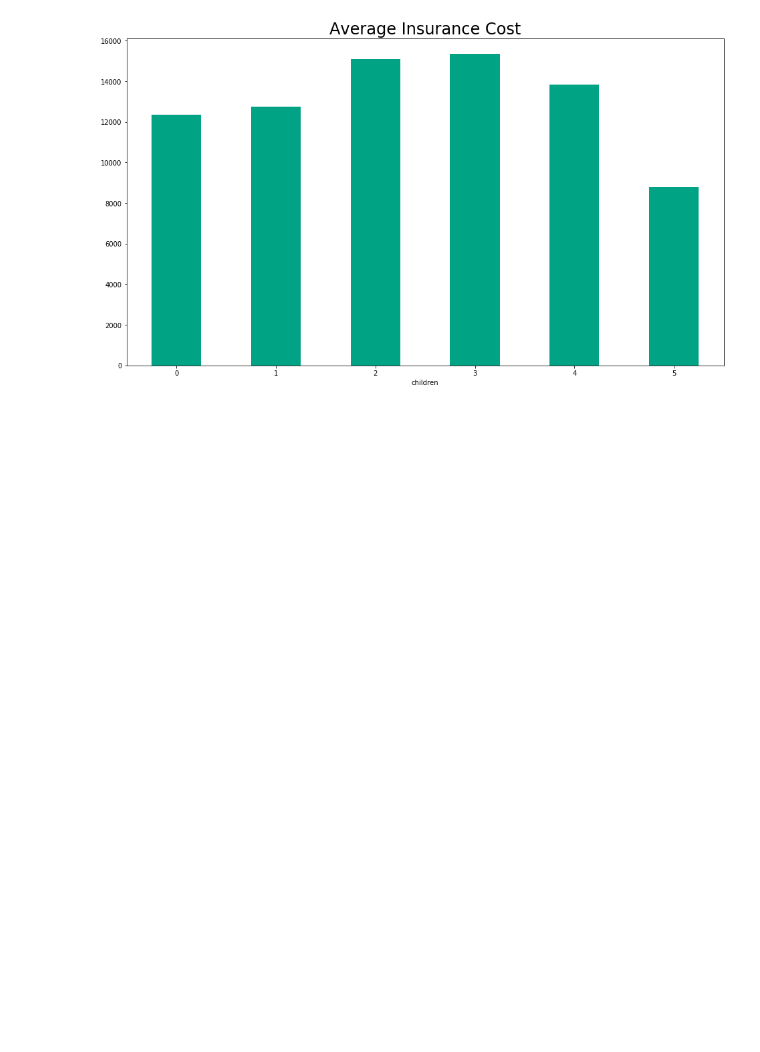
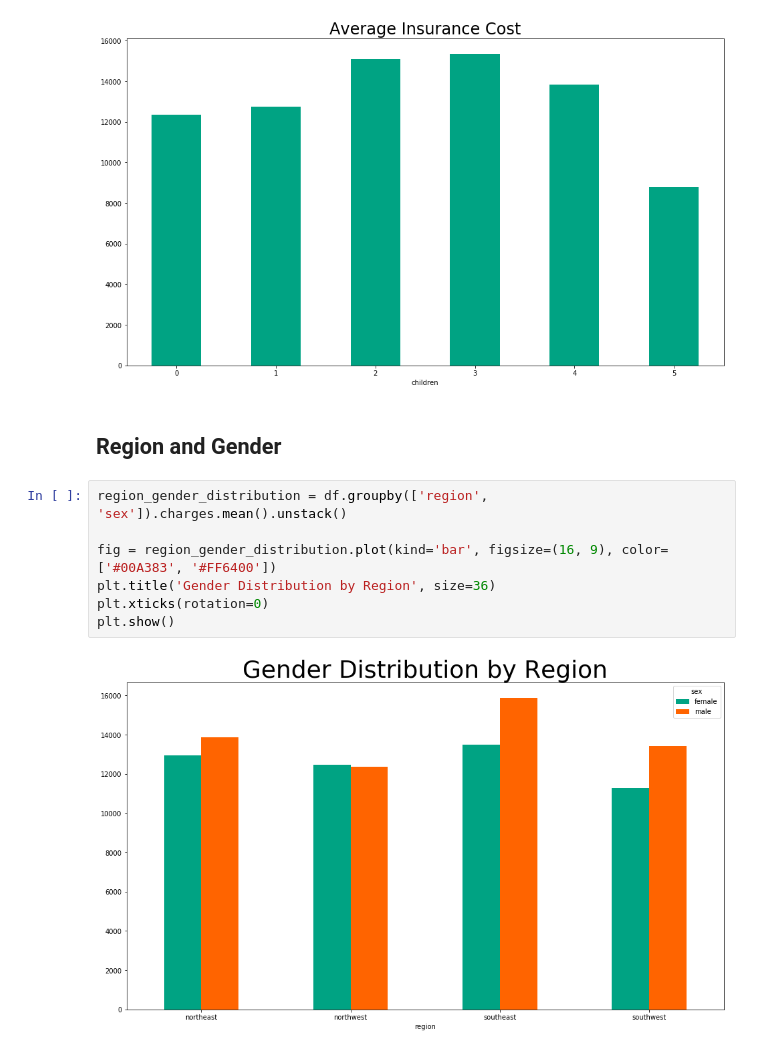
Before and after one commit to Klaynie/Medical_Insurance_Project, a Jupyter notebook: us-medical-insurance-costs.ipynb, the cells around one changed output. Drawn from its saved outputs; the diff is of its cells as text; blank space fills up the shorter version.

```diff
--- a/us-medical-insurance-costs.ipynb
+++ b/us-medical-insurance-costs.ipynb
@@ -181,3 +181,14 @@ plt.xticks(rotation=0)
 plt.show()
 # %% [output]
 [figure]
+# %% [markdown]
+## Region and Gender
+# %%
+region_gender_distribution = df.groupby(['region', 'sex']).charges.mean().unstack()
+
+fig = region_gender_distribution.plot(kind='bar', figsize=(16, 9), color=['#00A383', '#FF6400'])
+plt.title('Gender Distribution by Region', size=36)
+plt.xticks(rotation=0)
+plt.show()
+# %% [output]
+[figure, added]
```
